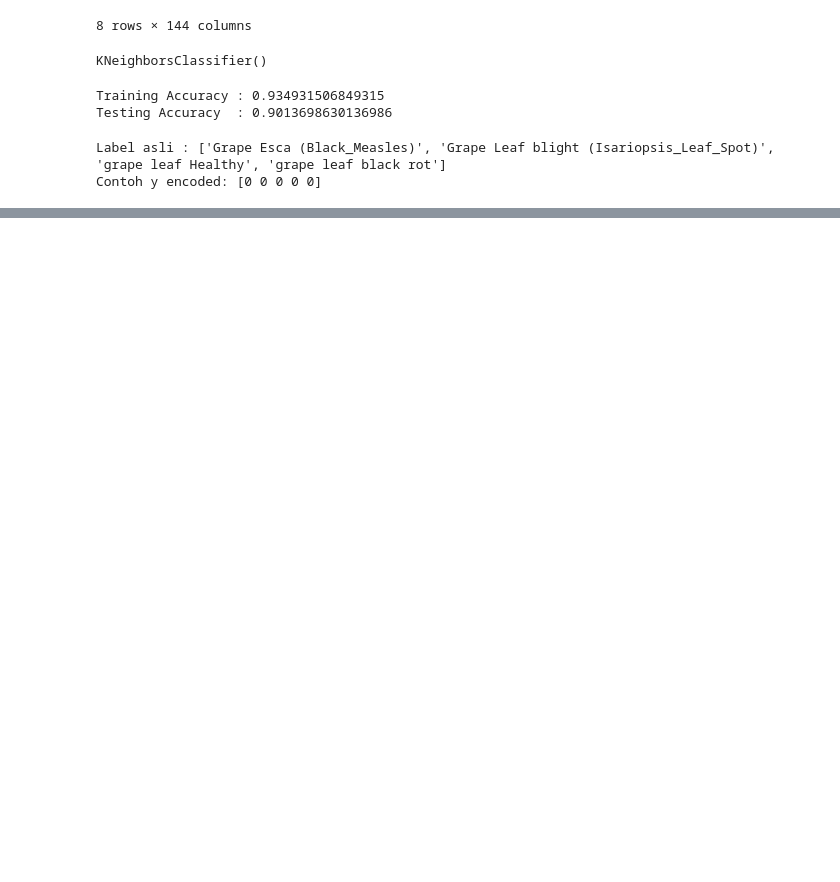
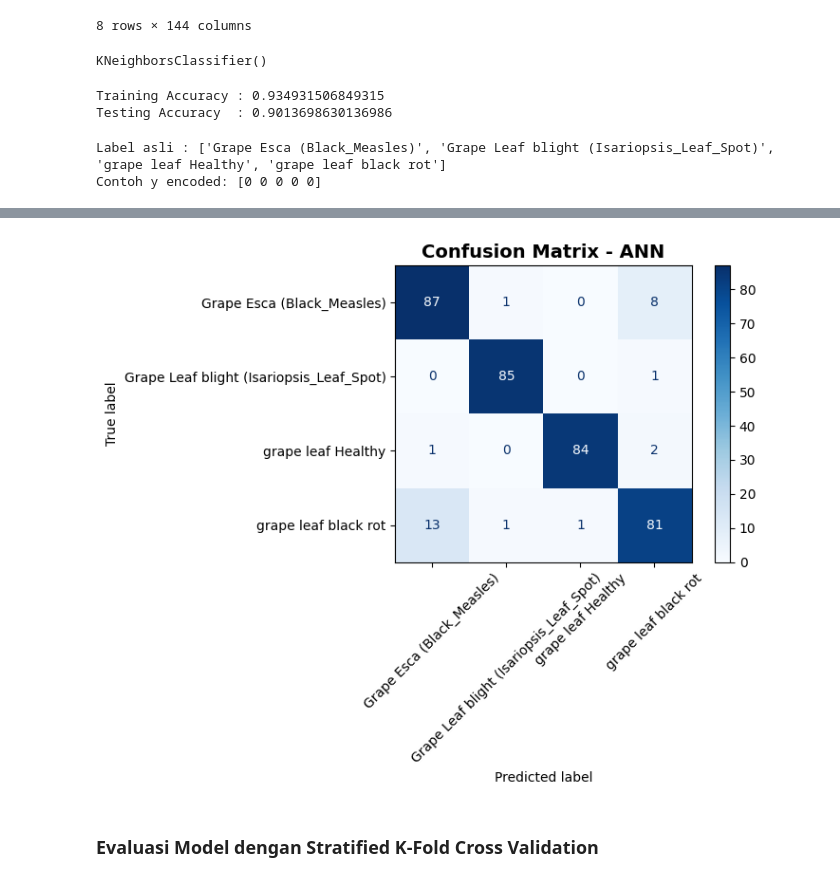
Before and after one commit to IhdalFahroni/Tubes-Exfit, a Jupyter notebook: Tubes Fitur (128x128).ipynb, the cells around one changed output, grey strips where cells are left out. Cells and saved outputs as stored; diff of their text form; code cells hidden in the pictures; blank space fills up the shorter version.

Commit message:
add confussion matrix and cross validation

```diff
--- a/Tubes Fitur (128x128).ipynb
+++ b/Tubes Fitur (128x128).ipynb
@@ -819,0 +823,27 @@ Grape Leaf blight (Isariopsis_Leaf_Spot)       0.98      0.99      0.98        8
+# %%
+from sklearn.metrics import confusion_matrix, ConfusionMatrixDisplay
+import matplotlib.pyplot as plt
+
+try:
+    y_true_clean = le.inverse_transform(y_test)
+except:
+    y_true_clean = y_test
+
+try:
+    y_pred_clean = le.inverse_transform(y_test_pred)
+except:
+    y_pred_clean = y_test_pred
+
+cm = confusion_matrix(y_true_clean, y_pred_clean, labels=le.classes_)
+
+fig, ax = plt.subplots(figsize=(8, 6))
+disp = ConfusionMatrixDisplay(confusion_matrix=cm, display_labels=le.classes_)
+disp.plot(cmap=plt.cm.Blues, ax=ax, xticks_rotation=45)
+
+plt.title("Confusion Matrix - ANN", fontsize=14, fontweight='bold')
+plt.tight_layout()
+plt.show()
+# %% [output]
+[figure, added]
+# %% [markdown]
+### Evaluasi Model dengan Stratified K-Fold Cross Validation
```
Also changed, not shown: parts of 8 cells of this notebook, 2 other files.
